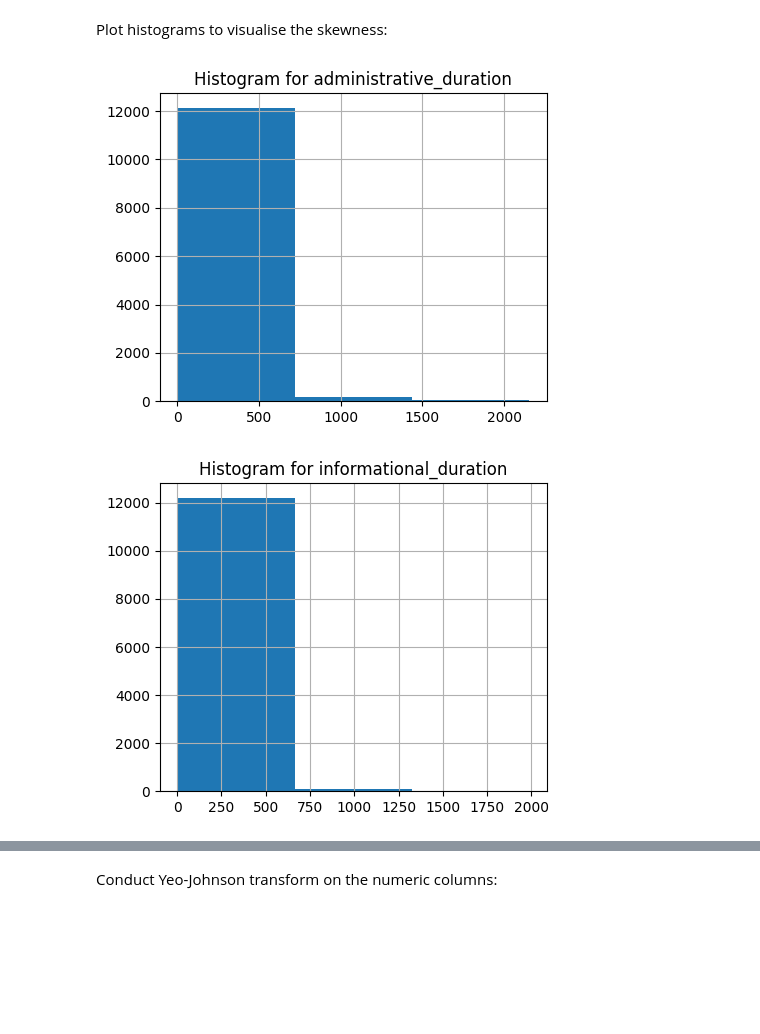
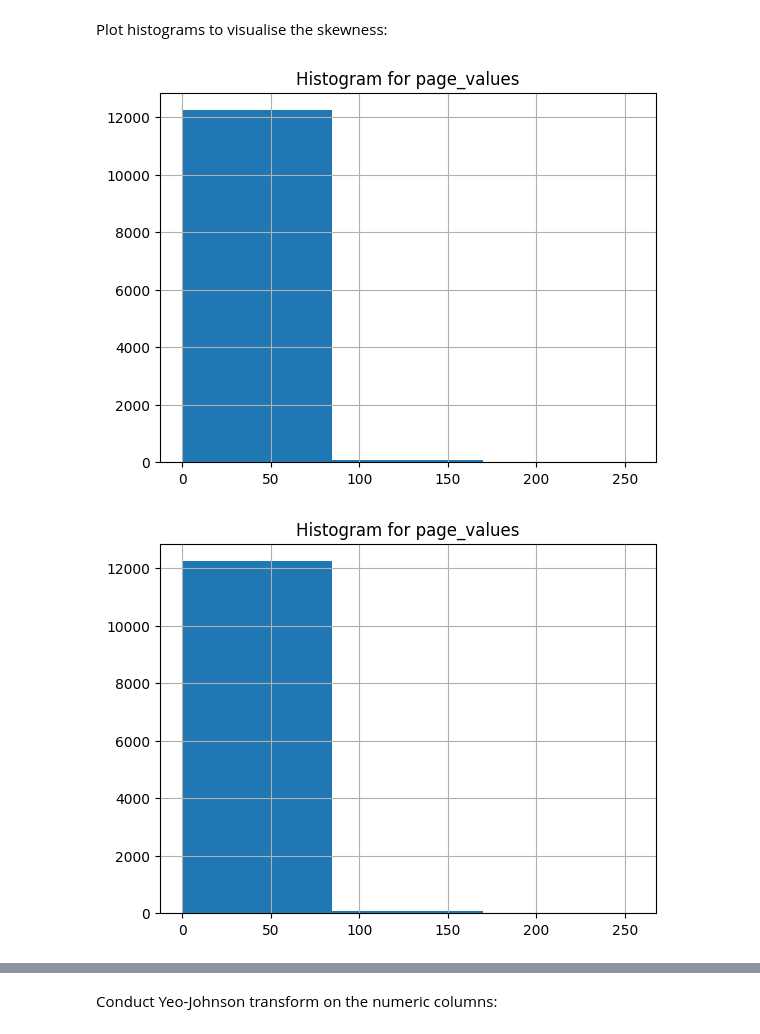
Before and after one commit to MadokaKumamaru/exploratory-data-analysis---online-shopping-in-retail309, a Jupyter notebook: retail_EDA_report.ipynb, the cells around one changed output, grey strips where cells are left out. Drawn from its saved outputs; the diff is of its cells as text; code cells hidden in the pictures; blank space fills up the shorter version.

```diff
--- a/retail_EDA_report.ipynb
+++ b/retail_EDA_report.ipynb
@@ -31,6 +31,7 @@ print(customer_activity.dtypes)
 columns_to_transform = ['administrative', 'product_related', 'informational',
                         'month', 'operating_systems', 'browser', 'region',
                         'traffic_type', 'visitor_type']
+customer_activity_DataTransform = datatype_transform.DatatypeTransform(customer_activity)
 for column in columns_to_transform:
     customer_activity_DataTransform.convert_to_category(column)
 
@@ -270,6 +273,12 @@ for column in categorical_columns_missing_values:
 columns_missing_values = numeric_columns_missing_values + categorical_columns_missing_values
 for column in columns_missing_values:
     customer_activity_info.get_NULL_counts(column)
+
+# Convert administrative and product_related columns data types to integers then category again
+columns_to_convert = ['administrative', 'product_related']
+for column in columns_to_convert:
+    customer_activity_DataTransform.convert_to_int(column)
+    customer_activity_DataTransform.convert_to_category(column)
 # %% [output]
 Number of NULLs for administrative_duration: 0
 Percentage of NULLs for administrative_duration: 0.0 %
@@ -298,8 +307,8 @@ Skew of page_values is 6.02
 # %% [markdown]
 Plot histograms to visualise the skewness:
 # %%
-for index, column in enumerate(numeric_columns):
+for olumn in numeric_columns:
     customer_activity_plot.plot_histograms(column)
 # %% [output]
-[figure, old version]
+[figure, new version]
-[figure, old version]
+[figure, new version]
```
Also changed, not shown: parts of 13 cells of this notebook, 1 other file.
